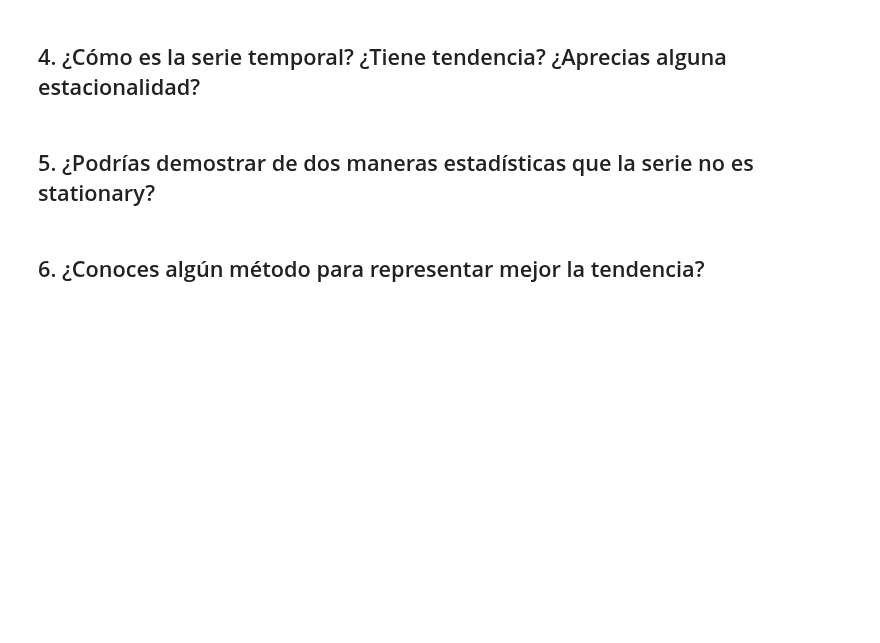
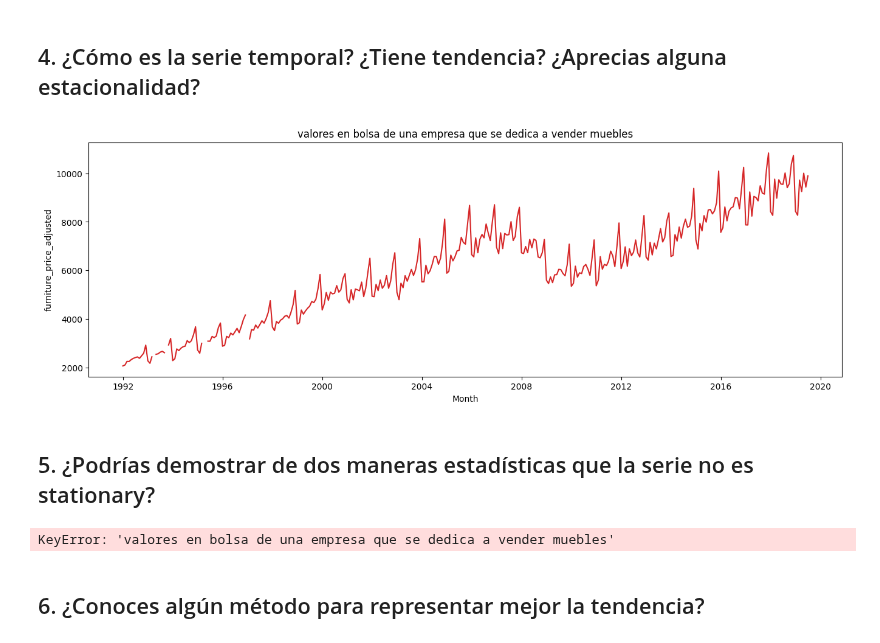
Before and after one commit to MikelTelo/dsft2409_mikeltelo, a Jupyter notebook: 2409_dsft_thebridge_core/3-Machine_Learning/1-Supervisado/5-TimeSeries/ejercicios/1_ejercicio_time_series_analysis.ipynb, the cells around one changed output. Drawn from its saved outputs; the diff is of its cells as text; code cells hidden in the pictures; blank space fills up the shorter version.

```diff
--- a/2409_dsft_thebridge_core/3-Machine_Learning/1-Supervisado/5-TimeSeries/ejercicios/1_ejercicio_time_series_analysis.ipynb
+++ b/2409_dsft_thebridge_core/3-Machine_Learning/1-Supervisado/5-TimeSeries/ejercicios/1_ejercicio_time_series_analysis.ipynb
@@ -12,3 +12,11 @@ Para este ejercicio vas a trabajar con el histórico de valores en bolsa de una
 9. ¿Qué dependencia tiene cada instante de sus ultimos 5 lags? Demuéstralo mediante una matriz de correlación. ¿Esto es bueno para los modelos?
 10. Ya hemos visto que hay seasonality. ¿Cada cuántos instantes se cumple ese patrón?
 11. Para un futuro modelado de los datos necesitaremos eliminar la tendencia. ¿Cómo hacemos esto?
+# %%
+from dateutil.parser import parse
+import matplotlib as mpl
+import matplotlib.pyplot as plt
+import seaborn as sns
+import numpy as np
+import pandas as pd
+plt.rcParams.update({'figure.figsize': (10, 7), 'figure.dpi': 120})
@@ -15,2 +27,5 @@ Para este ejercicio vas a trabajar con el histórico de valores en bolsa de una
 # %% [markdown]
 ## 1. Cargamos los datos
+# %%
+df = pd.read_csv('data/df_furniture.csv', parse_dates = ['Month'])
+df.head()
@@ -21,2 +84,13 @@ Para este ejercicio vas a trabajar con el histórico de valores en bolsa de una
 # %% [markdown]
 ## 4. ¿Cómo es la serie temporal? ¿Tiene tendencia? ¿Aprecias alguna estacionalidad?
+# %%
+# Draw Plot
+def plot_df(df, x, y, title="", xlabel='Month', ylabel='furniture_price_adjusted', dpi=100):
+    plt.figure(figsize=(16,5), dpi=dpi)
+    plt.plot(x, y, color='tab:red')
+    plt.gca().set(title=title, xlabel=xlabel, ylabel=ylabel)
+    plt.show()
+
+plot_df(df, x=df.Month, y=df.furniture_price_adjusted, title='valores en bolsa de una empresa que se dedica a vender muebles')
+# %% [output]
+[figure, added]
@@ -23,5 +123,13 @@ Para este ejercicio vas a trabajar con el histórico de valores en bolsa de una
 # %% [markdown]
 ## 5. ¿Podrías demostrar de dos maneras estadísticas que la serie no es stationary?
+# %%
+from statsmodels.tsa.stattools import adfuller, kpss
+
+
+result = adfuller(df['valores en bolsa de una empresa que se dedica a vender muebles'].values)
+result[1]
+# %% [output]
+KeyError: 'valores en bolsa de una empresa que se dedica a vender muebles'
 # %% [markdown]
 ## 6. ¿Conoces algún método para representar mejor la tendencia?
 # %% [markdown]
```
Also changed, not shown: parts of 8 cells of this notebook.
